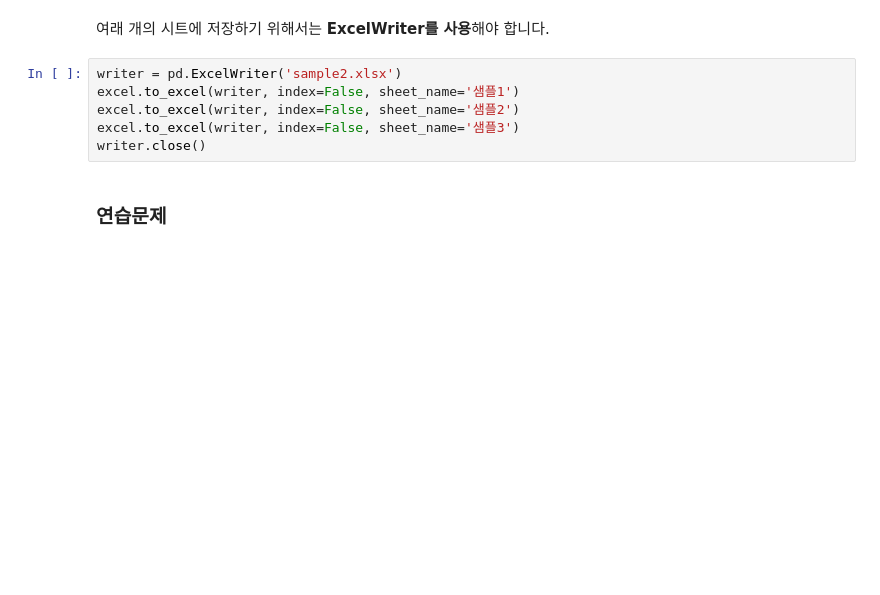
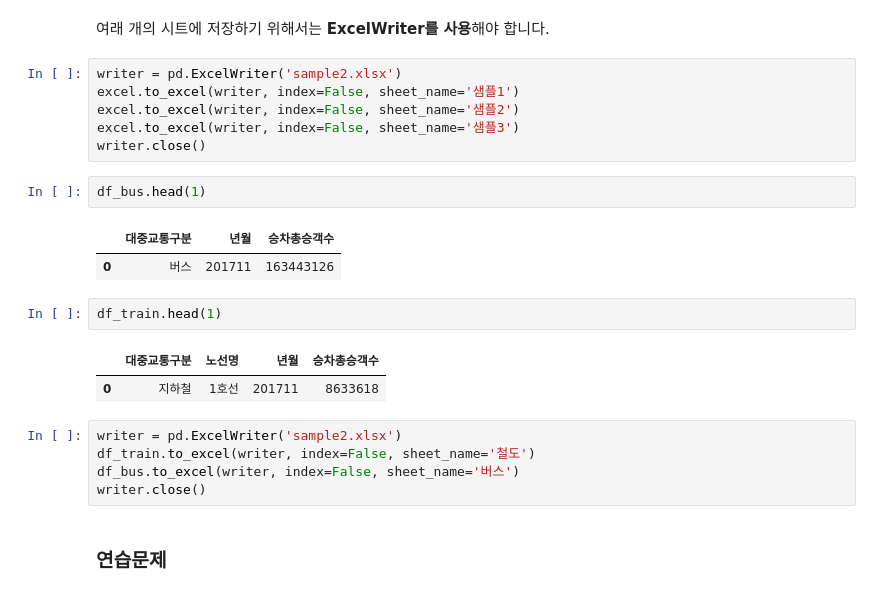
Before and after one commit to skyworld19/ds-school-advanced, a Jupyter notebook: 02_pandas_파일입출력_LAB.ipynb, the cells around one changed output. Saved outputs shown, nothing was run; the diff lists cells and outputs as text; blank space fills up the shorter version.

Commit message:
excel, csv 학습

```diff
--- a/02_pandas_파일입출력_LAB.ipynb
+++ b/02_pandas_파일입출력_LAB.ipynb
@@ -160,6 +188,21 @@ excel.to_excel(writer, index=False, sheet_name='샘플1')
 excel.to_excel(writer, index=False, sheet_name='샘플2')
 excel.to_excel(writer, index=False, sheet_name='샘플3')
 writer.close()
+# %%
+df_bus.head(1)
+# %% [output]
+|  | 대중교통구분 | 년월 | 승차총승객수 |
+| 0 | 버스 | 201711 | 163443126 |
+# %%
+df_train.head(1)
+# %% [output]
+|  | 대중교통구분 | 노선명 | 년월 | 승차총승객수 |
+| 0 | 지하철 | 1호선 | 201711 | 8633618 |
+# %%
+writer = pd.ExcelWriter('sample2.xlsx')
+df_train.to_excel(writer, index=False, sheet_name='철도')
+df_bus.to_excel(writer, index=False, sheet_name='버스')
+writer.close()
 # %% [markdown]
 ### 연습문제
 # %% [markdown]
```
Also changed, not shown: parts of 15 cells of this notebook.
